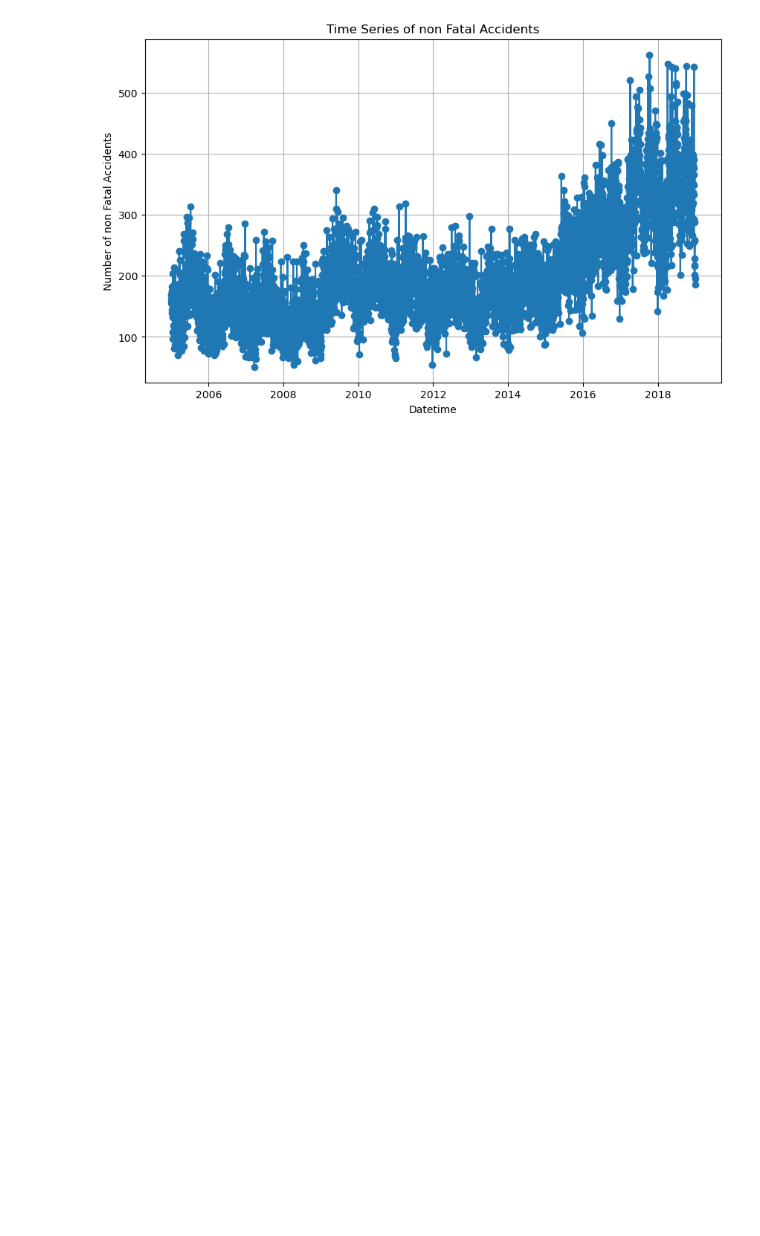
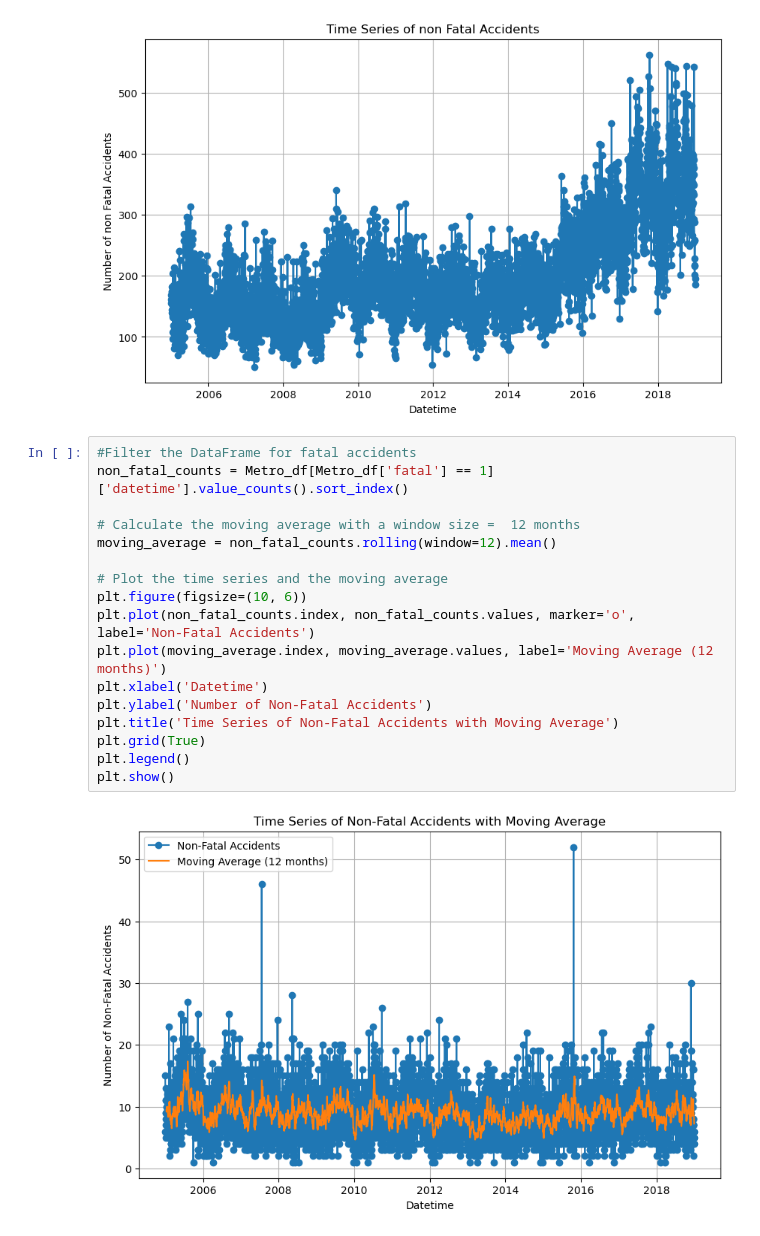
Before and after one commit to tiagoru/Road_accidents_france, a Jupyter notebook: Sprint_2_test.ipynb, the cells around one changed output. Saved outputs shown, nothing was run; the diff lists cells and outputs as text; blank space fills up the shorter version.

Commit message:
Update Sprint_2_test.ipynb
moving average included

```diff
--- a/Sprint_2_test.ipynb
+++ b/Sprint_2_test.ipynb
@@ -250,3 +211,22 @@ plt.grid(True)
 plt.show()
 # %% [output]
 [figure]
+# %%
+#Filter the DataFrame for fatal accidents
+non_fatal_counts = Metro_df[Metro_df['fatal'] == 1]['datetime'].value_counts().sort_index()
+
+# Calculate the moving average with a window size =  12 months
+moving_average = non_fatal_counts.rolling(window=12).mean()
+
+# Plot the time series and the moving average
+plt.figure(figsize=(10, 6))
+plt.plot(non_fatal_counts.index, non_fatal_counts.values, marker='o', label='Non-Fatal Accidents')
+plt.plot(moving_average.index, moving_average.values, label='Moving Average (12 months)')
+plt.xlabel('Datetime')
+plt.ylabel('Number of Non-Fatal Accidents')
+plt.title('Time Series of Non-Fatal Accidents with Moving Average')
+plt.grid(True)
+plt.legend()
+plt.show()
+# %% [output]
+[figure, added]
```
Also changed, not shown: parts of 10 cells of this notebook.
